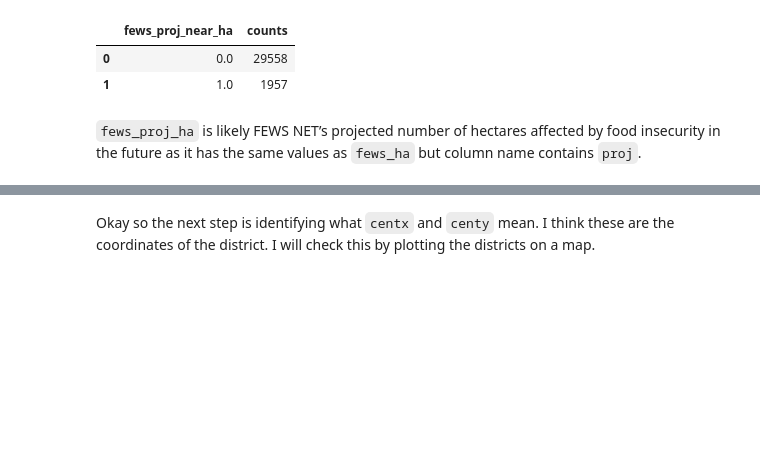
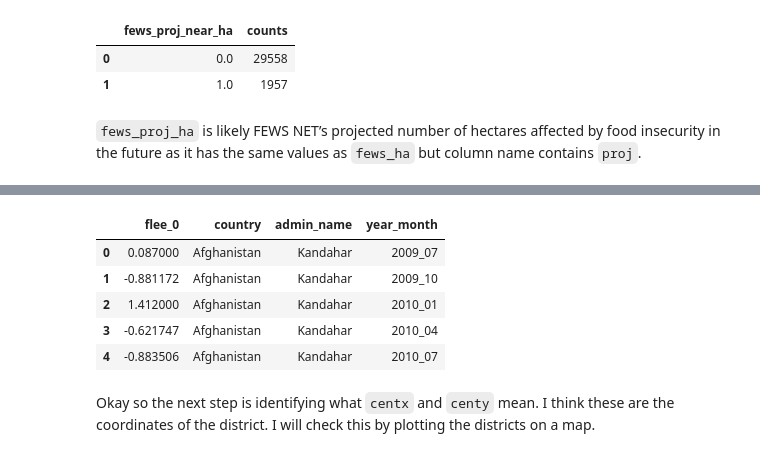
Before and after one commit to Aisha630/Predicting-food-insecurity, a Jupyter notebook: explore.ipynb, the cells around one changed output, grey strips where cells are left out. Saved outputs shown, nothing was run; the diff lists cells and outputs as text; code cells hidden in the pictures; blank space fills up the shorter version.

```diff
--- a/explore.ipynb
+++ b/explore.ipynb
@@ -337,6 +351,6 @@ The unnamed column is again the redundant index of the data frame and I will dro
 # %%
 df_time_series.drop_duplicates(inplace=True)
-df_time_series.drop(columns=["Unnamed: 0", "year_month"], inplace=True)
+df_time_series.drop(columns=["Unnamed: 0"], inplace=True)
 # %%
 df_time_series[:100].to_csv("time_series_sample.csv", index=False)
 # %%
@@ -564,3 +582,12 @@ pd.DataFrame(df_fews_proj_near_ha)
+# %%
+df_time_series[["flee_0", "country", "admin_name", "year_month"]].head(5)
+# %% [output]
+|  | flee_0 | country | admin_name | year_month |
+| 0 | 0.087000 | Afghanistan | Kandahar | 2009_07 |
+| 1 | -0.881172 | Afghanistan | Kandahar | 2009_10 |
+| 2 | 1.412000 | Afghanistan | Kandahar | 2010_01 |
+| 3 | -0.621747 | Afghanistan | Kandahar | 2010_04 |
+| 4 | -0.883506 | Afghanistan | Kandahar | 2010_07 |
 # %% [markdown]
 Okay so the next step is identifying what `centx` and `centy` mean. I think these are the coordinates of the district. I will check this by plotting the districts on a map.
 # %%
```
Also changed, not shown: parts of 10 cells of this notebook, 2 other files.
